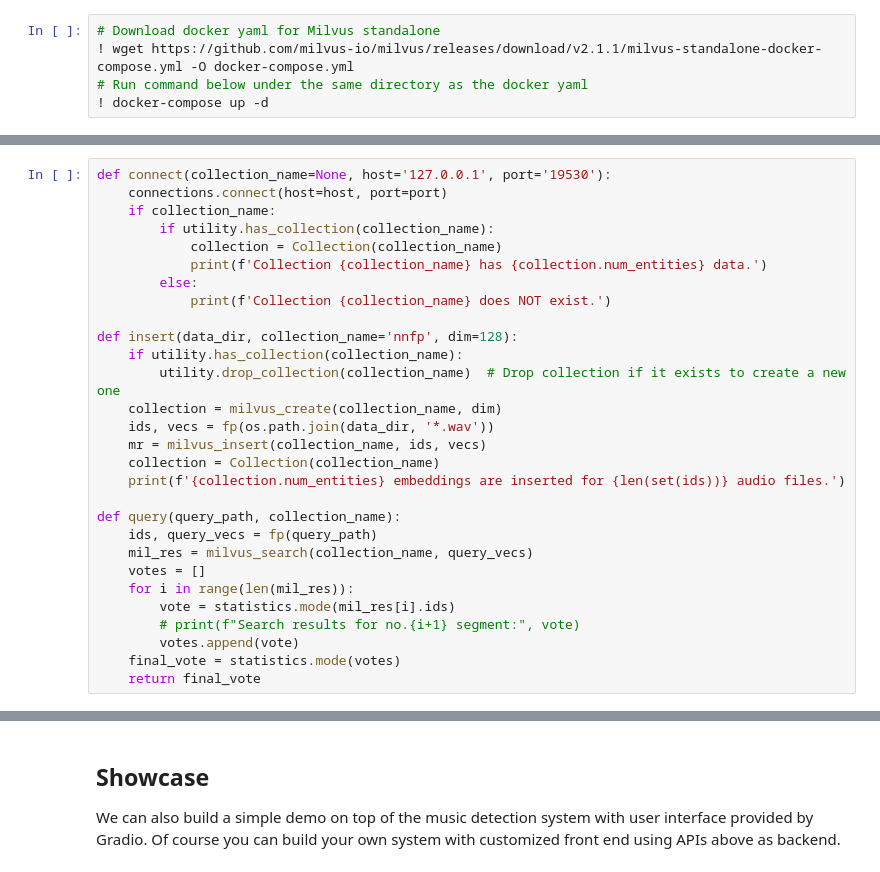
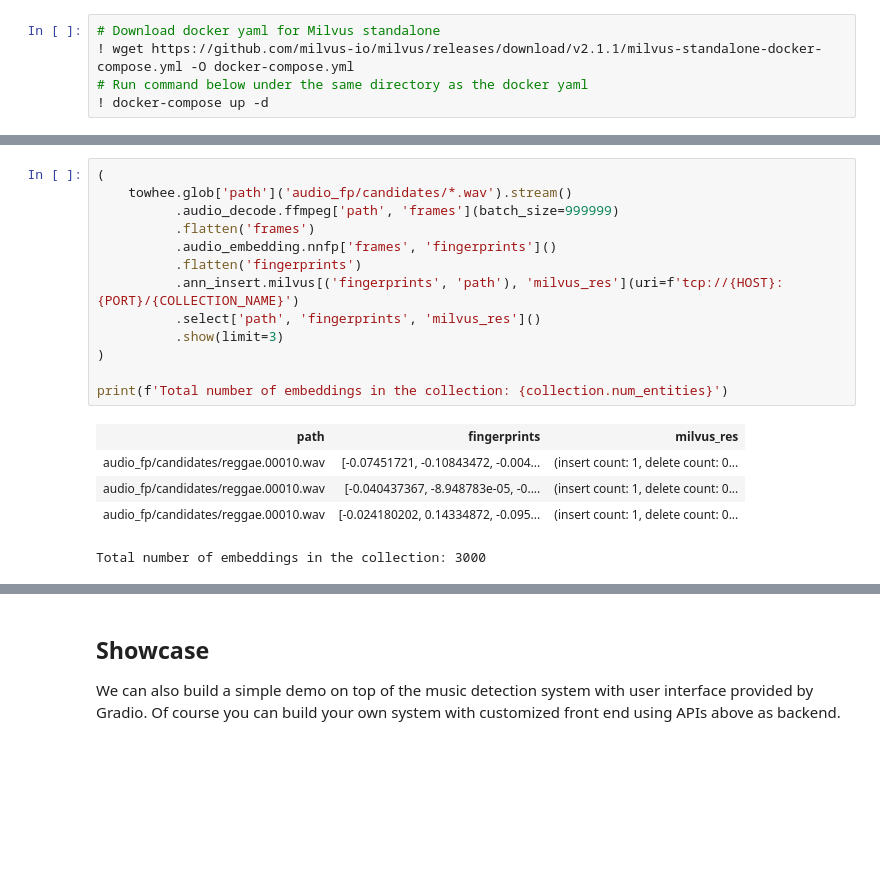
Before and after one commit to towhee-io/examples, a Jupyter notebook: audio/audio_fingerprint/audio_fingerprint_beginner.ipynb, the cells around one changed output, grey strips where cells are left out. Drawn from its saved outputs; the diff is of its cells as text; blank space fills up the shorter version.

```diff
--- a/audio/audio_fingerprint/audio_fingerprint_beginner.ipynb
+++ b/audio/audio_fingerprint/audio_fingerprint_beginner.ipynb
@@ -186,29 +190,19 @@ With all functions above, we can create our APIs needed to build system:
 # %%
-def connect(collection_name=None, host='127.0.0.1', port='19530'):
-    connections.connect(host=host, port=port)
-    if collection_name:
-        if utility.has_collection(collection_name):
-            collection = Collection(collection_name)
-            print(f'Collection {collection_name} has {collection.num_entities} data.')
-        else:
-            print(f'Collection {collection_name} does NOT exist.')
+(
+    towhee.glob['path']('audio_fp/candidates/*.wav').stream()
+          .audio_decode.ffmpeg['path', 'frames'](batch_size=999999)
+          .flatten('frames')
+          .audio_embedding.nnfp['frames', 'fingerprints']()
+          .flatten('fingerprints')
+          .ann_insert.milvus[('fingerprints', 'path'), 'milvus_res'](uri=f'tcp://{HOST}:{PORT}/{COLLECTION_NAME}')
+          .select['path', 'fingerprints', 'milvus_res']()
+          .show(limit=3)
+)
 
-def insert(data_dir, collection_name='nnfp', dim=128):
-    if utility.has_collection(collection_name):
-        utility.drop_collection(collection_name)  # Drop collection if it exists to create a new one
-    collection = milvus_create(collection_name, dim)
-    ids, vecs = fp(os.path.join(data_dir, '*.wav'))
-    mr = milvus_insert(collection_name, ids, vecs)
-    collection = Collection(collection_name)
-    print(f'{collection.num_entities} embeddings are inserted for {len(set(ids))} audio files.')
-
-def query(query_path, collection_name):
-    ids, query_vecs = fp(query_path)
-    mil_res = milvus_search(collection_name, query_vecs)
-    votes = []
-    for i in range(len(mil_res)):
-        vote = statistics.mode(mil_res[i].ids)
-        # print(f"Search results for no.{i+1} segment:", vote)
-        votes.append(vote)
-    final_vote = statistics.mode(votes)
-    return final_vote
+print(f'Total number of embeddings in the collection: {collection.num_entities}')
+# %% [output]
+| path | fingerprints | milvus_res |
+| audio_fp/candidates/reggae.00010.wav | [-0.07451721, -0.10843472, -0.004... | (insert count: 1, delete count: 0... |
+| audio_fp/candidates/reggae.00010.wav | [-0.040437367, -8.948783e-05, -0.... | (insert count: 1, delete count: 0... |
+| audio_fp/candidates/reggae.00010.wav | [-0.024180202, 0.14334872, -0.095... | (insert count: 1, delete count: 0... |
+Total number of embeddings in the collection: 3000
```
Also changed, not shown: parts of 21 cells of this notebook, 1 other file.
